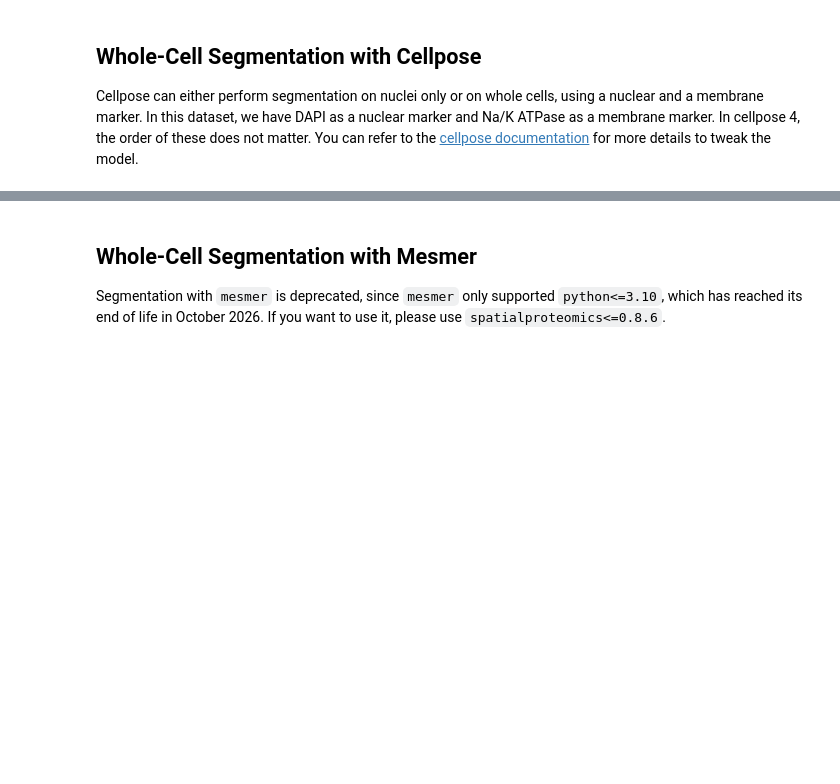
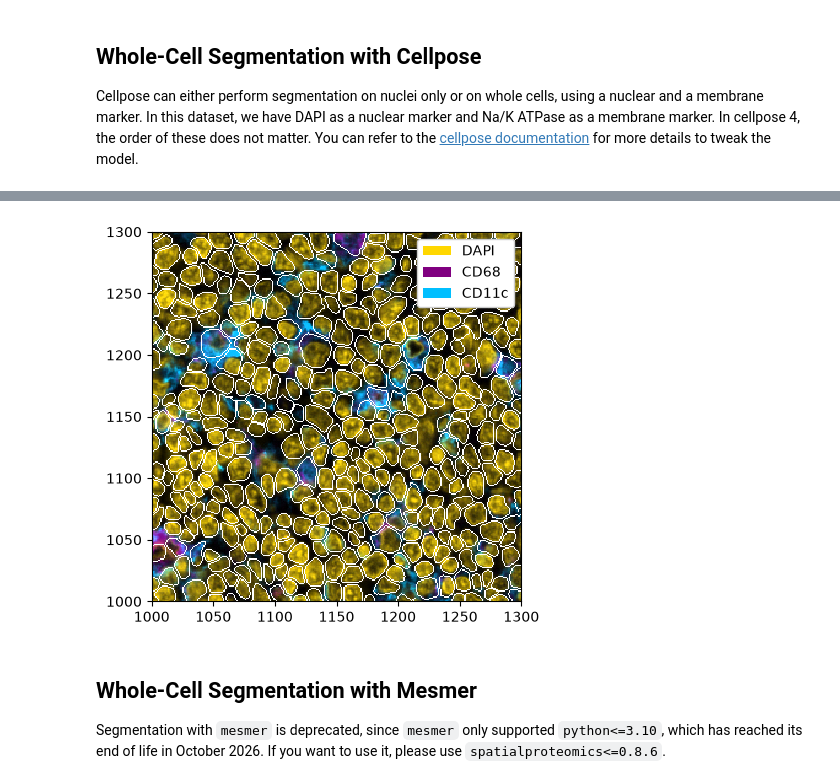
Before and after one commit to sagar87/spatialproteomics, a Jupyter notebook: docs/notebooks/Segmentation.ipynb, the cells around one changed output, grey strips where cells are left out. Cells and saved outputs as stored; diff of their text form; code cells hidden in the pictures; blank space fills up the shorter version.

Commit message:
updated docs and removed functional tests for instanseg

```diff
--- a/docs/notebooks/Segmentation.ipynb
+++ b/docs/notebooks/Segmentation.ipynb
@@ -102,0 +88,4 @@ _ = ds_cellpose.pp[["Na/K ATPase", "DAPI"]].pl.colorize(["deepskyblue", "gold"])
+# %%
+# running the segmentation on the selected markers
+ds_instanseg = ds.tl.instanseg(channel=["DAPI", "CD68", "CD11c"])
+ds_instanseg
@@ -103,3 +124,12 @@ _ = ds_cellpose.pp[["Na/K ATPase", "DAPI"]].pl.colorize(["deepskyblue", "gold"])
+# %%
+# for plotting, we select the three markers used in the segmentation, but you could also show other markers
+_ = (
+    ds_instanseg.pp[["DAPI", "CD68", "CD11c"]]
+    .pl.colorize(["gold", "purple", "deepskyblue"])
+    .pl.show(render_segmentation=True)
+)
+# %% [output]
+[figure, added]
 # %% [markdown]
 ## Whole-Cell Segmentation with Mesmer
 
```
Also changed, not shown: parts of 18 cells of this notebook, 3 other files.
